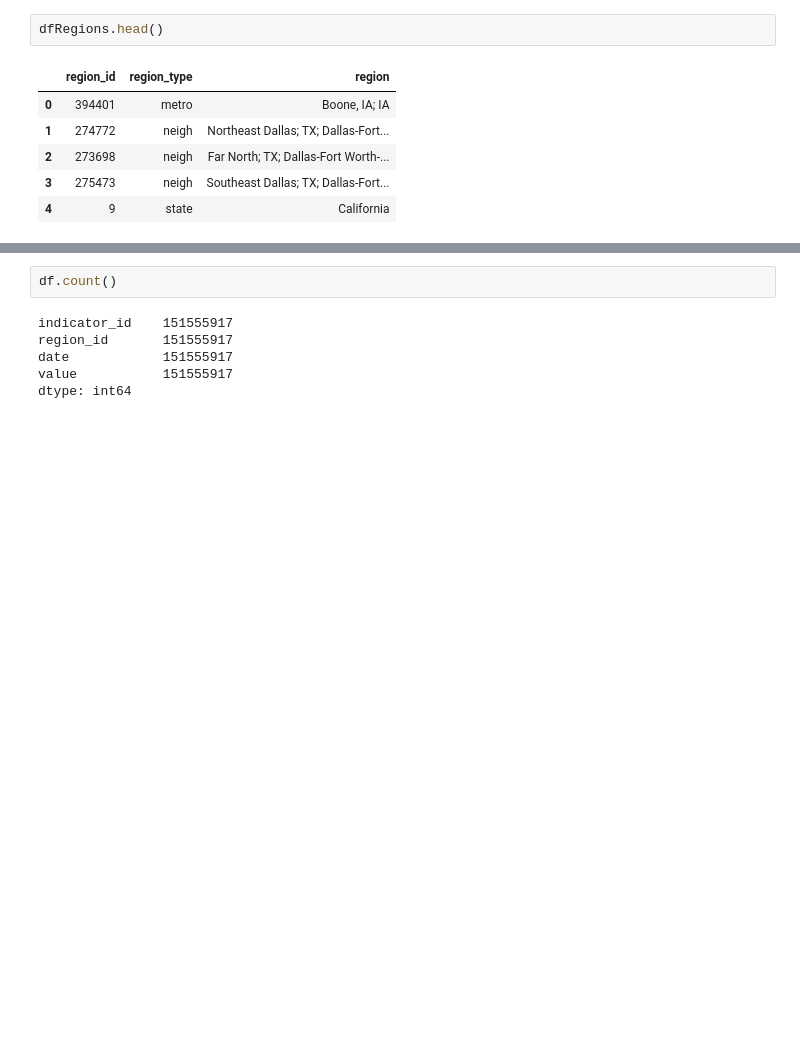
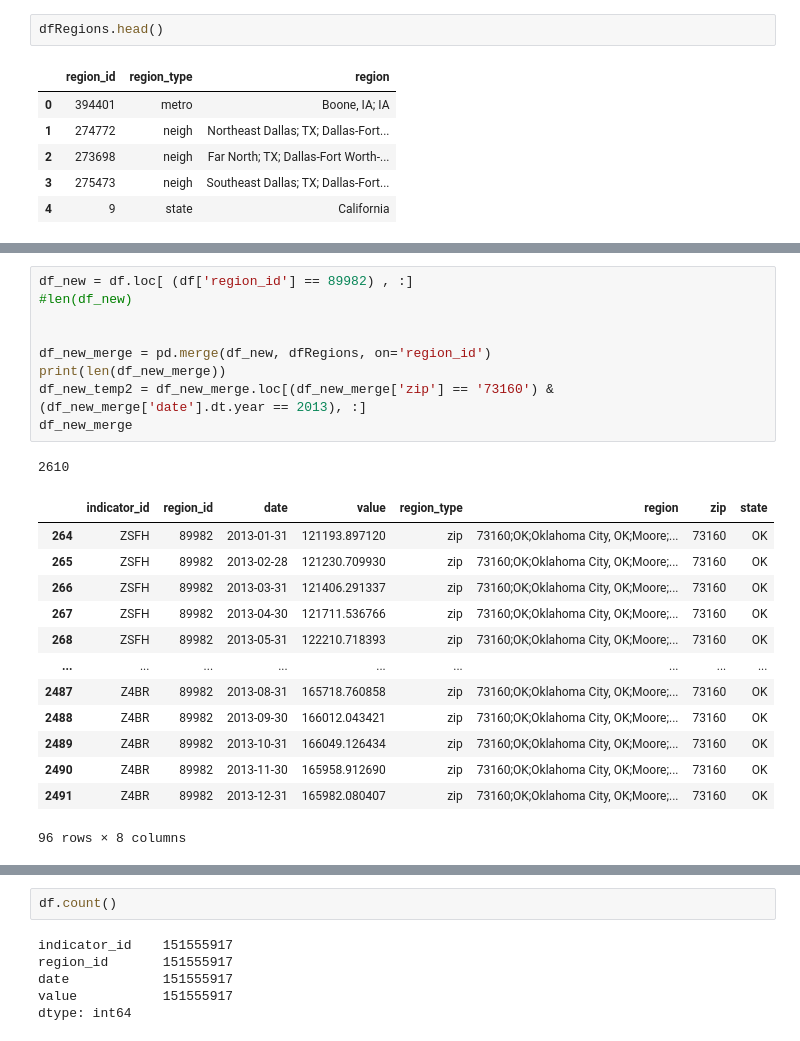
Before and after one commit to ramkumarpj/project-one, a Jupyter notebook: code/Project 1.ipynb, the cells around one changed output, grey strips where cells are left out. Drawn from its saved outputs; the diff is of its cells as text; blank space fills up the shorter version.

```diff
--- a/code/Project 1.ipynb
+++ b/code/Project 1.ipynb
@@ -121,0 +201,24 @@ dtype: int64
+# %%
+df_new = df.loc[ (df['region_id'] == 89982) , :]
+#len(df_new)
+
+
+df_new_merge = pd.merge(df_new, dfRegions, on='region_id')
+print(len(df_new_merge))
+df_new_temp2 = df_new_merge.loc[(df_new_merge['zip'] == '73160') & (df_new_merge['date'].dt.year == 2013), :]
+df_new_merge
+# %% [output]
+2610
+|  | indicator_id | region_id | date | value | region_type | region | zip | state |
+| 264 | ZSFH | 89982 | 2013-01-31 | 121193.897120 | zip | 73160;OK;Oklahoma City, OK;Moore;... | 73160 | OK |
+| 265 | ZSFH | 89982 | 2013-02-28 | 121230.709930 | zip | 73160;OK;Oklahoma City, OK;Moore;... | 73160 | OK |
+| 266 | ZSFH | 89982 | 2013-03-31 | 121406.291337 | zip | 73160;OK;Oklahoma City, OK;Moore;... | 73160 | OK |
+| 267 | ZSFH | 89982 | 2013-04-30 | 121711.536766 | zip | 73160;OK;Oklahoma City, OK;Moore;... | 73160 | OK |
+| 268 | ZSFH | 89982 | 2013-05-31 | 122210.718393 | zip | 73160;OK;Oklahoma City, OK;Moore;... | 73160 | OK |
+| ... | ... | ... | ... | ... | ... | ... | ... | ... |
+| 2487 | Z4BR | 89982 | 2013-08-31 | 165718.760858 | zip | 73160;OK;Oklahoma City, OK;Moore;... | 73160 | OK |
+| 2488 | Z4BR | 89982 | 2013-09-30 | 166012.043421 | zip | 73160;OK;Oklahoma City, OK;Moore;... | 73160 | OK |
+| 2489 | Z4BR | 89982 | 2013-10-31 | 166049.126434 | zip | 73160;OK;Oklahoma City, OK;Moore;... | 73160 | OK |
+| 2490 | Z4BR | 89982 | 2013-11-30 | 165958.912690 | zip | 73160;OK;Oklahoma City, OK;Moore;... | 73160 | OK |
+| 2491 | Z4BR | 89982 | 2013-12-31 | 165982.080407 | zip | 73160;OK;Oklahoma City, OK;Moore;... | 73160 | OK |
+96 rows × 8 columns
```
Also changed, not shown: parts of 51 cells of this notebook.
